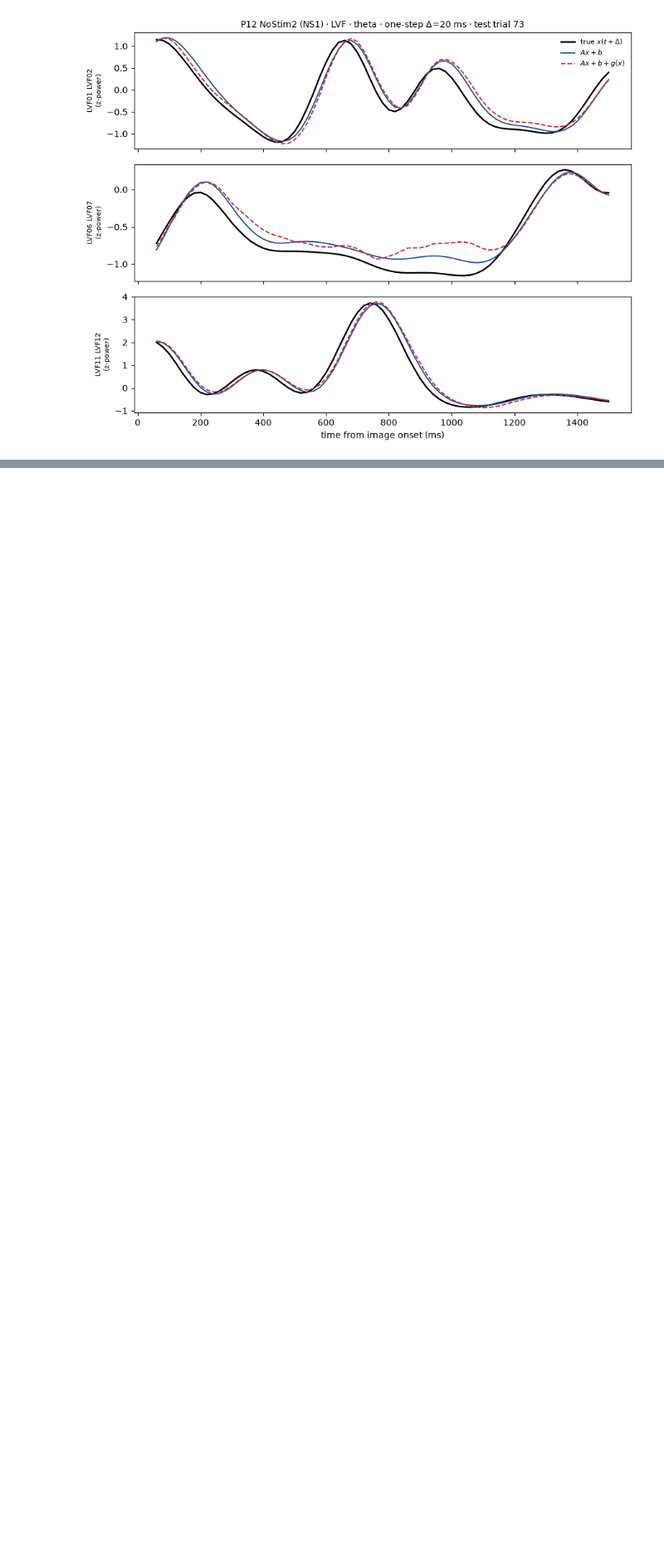
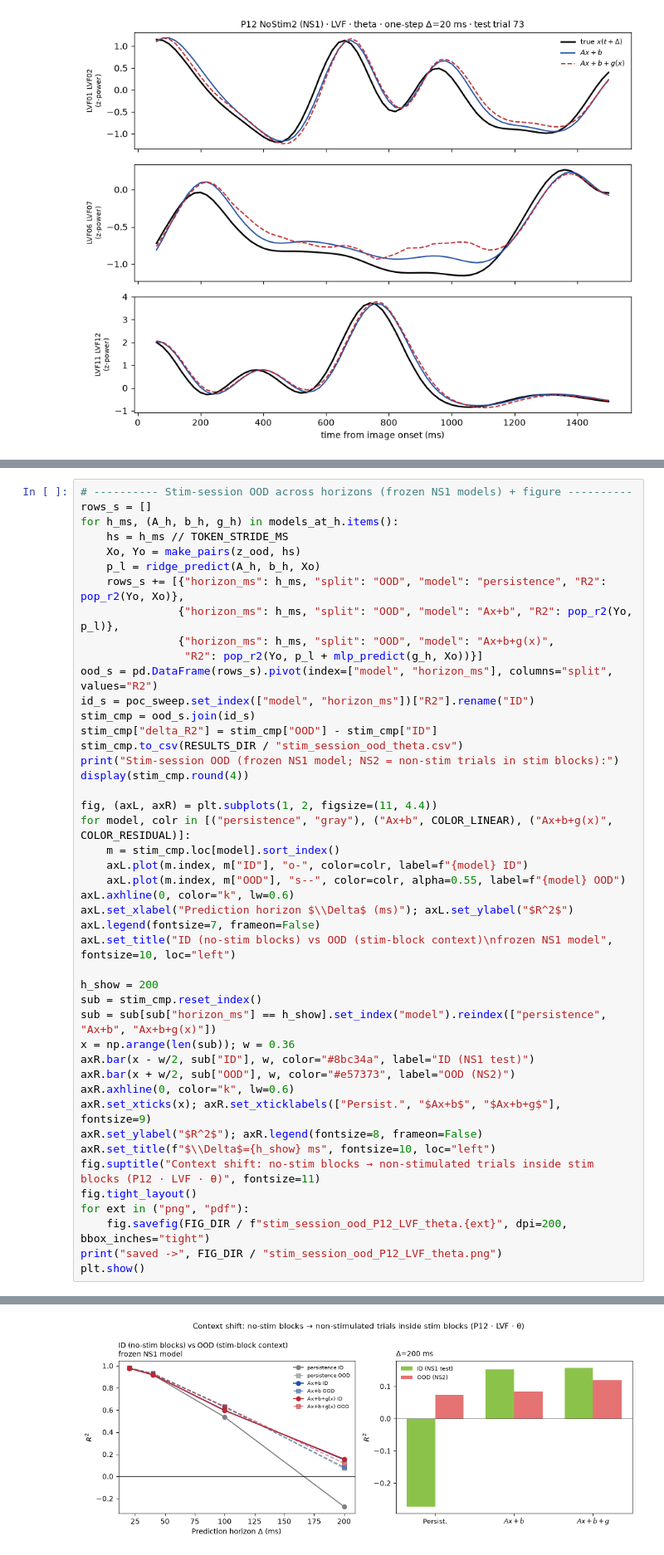
Before and after one commit to rgs2151/controller, a Jupyter notebook: NeuroAnalysis/brain_local_linearization.ipynb, the cells around one changed output, grey strips where cells are left out. Shown at 83% size. Saved outputs shown, nothing was run; the diff lists cells and outputs as text; blank space fills up the shorter version.

Commit message:
stim-session OOD (frozen NS1 model): mild long-horizon degradation, figure + csv

```diff
--- a/NeuroAnalysis/brain_local_linearization.ipynb
+++ b/NeuroAnalysis/brain_local_linearization.ipynb
@@ -674,0 +695,46 @@ Stim1 file still uploading/truncated - rerun later. (Unable to synchronously ope
+# %%
+# ---------- Stim-session OOD across horizons (frozen NS1 models) + figure ----------
+rows_s = []
+for h_ms, (A_h, b_h, g_h) in models_at_h.items():
+    hs = h_ms // TOKEN_STRIDE_MS
+    Xo, Yo = make_pairs(z_ood, hs)
+    p_l = ridge_predict(A_h, b_h, Xo)
+    rows_s += [{"horizon_ms": h_ms, "split": "OOD", "model": "persistence", "R2": pop_r2(Yo, Xo)},
+               {"horizon_ms": h_ms, "split": "OOD", "model": "Ax+b", "R2": pop_r2(Yo, p_l)},
+               {"horizon_ms": h_ms, "split": "OOD", "model": "Ax+b+g(x)",
+                "R2": pop_r2(Yo, p_l + mlp_predict(g_h, Xo))}]
+ood_s = pd.DataFrame(rows_s).pivot(index=["model", "horizon_ms"], columns="split", values="R2")
+id_s = poc_sweep.set_index(["model", "horizon_ms"])["R2"].rename("ID")
+stim_cmp = ood_s.join(id_s)
+stim_cmp["delta_R2"] = stim_cmp["OOD"] - stim_cmp["ID"]
+stim_cmp.to_csv(RESULTS_DIR / "stim_session_ood_theta.csv")
+print("Stim-session OOD (frozen NS1 model; NS2 = non-stim trials in stim blocks):")
+display(stim_cmp.round(4))
+
+fig, (axL, axR) = plt.subplots(1, 2, figsize=(11, 4.4))
+for model, colr in [("persistence", "gray"), ("Ax+b", COLOR_LINEAR), ("Ax+b+g(x)", COLOR_RESIDUAL)]:
+    m = stim_cmp.loc[model].sort_index()
+    axL.plot(m.index, m["ID"], "o-", color=colr, label=f"{model} ID")
+    axL.plot(m.index, m["OOD"], "s--", color=colr, alpha=0.55, label=f"{model} OOD")
+axL.axhline(0, color="k", lw=0.6)
+axL.set_xlabel("Prediction horizon $\\Delta$ (ms)"); axL.set_ylabel("$R^2$")
+axL.legend(fontsize=7, frameon=False)
+axL.set_title("ID (no-stim blocks) vs OOD (stim-block context)\nfrozen NS1 model", fontsize=10, loc="left")
+
+h_show = 200
+sub = stim_cmp.reset_index()
+sub = sub[sub["horizon_ms"] == h_show].set_index("model").reindex(["persistence", "Ax+b", "Ax+b+g(x)"])
+x = np.arange(len(sub)); w = 0.36
+axR.bar(x - w/2, sub["ID"], w, color="#8bc34a", label="ID (NS1 test)")
+axR.bar(x + w/2, sub["OOD"], w, color="#e57373", label="OOD (NS2)")
+axR.axhline(0, color="k", lw=0.6)
+axR.set_xticks(x); axR.set_xticklabels(["Persist.", "$Ax+b$", "$Ax+b+g$"], fontsize=9)
+axR.set_ylabel("$R^2$"); axR.legend(fontsize=8, frameon=False)
+axR.set_title(f"$\\Delta$={h_show} ms", fontsize=10, loc="left")
+fig.suptitle("Context shift: no-stim blocks → non-stimulated trials inside stim blocks (P12 · LVF · θ)", fontsize=11)
+fig.tight_layout()
+for ext in ("png", "pdf"):
+    fig.savefig(FIG_DIR / f"stim_session_ood_P12_LVF_theta.{ext}", dpi=200, bbox_inches="tight")
+print("saved ->", FIG_DIR / "stim_session_ood_P12_LVF_theta.png")
+plt.show()
+# %% [output]
@@ -675,3 +757,4 @@ Stim1 file still uploading/truncated - rerun later. (Unable to synchronously ope
+[figure, added]
 # %%
 # ---------- POC part 4: conflict-shift OOD (panel-C design; runs on NoStim2 alone) ----------
 # Behavioral context shift: train/ID on LOW-conflict trials, test OOD on HIGH-conflict
```
Also changed, not shown: parts of 2 cells of this notebook, 3 other files.
